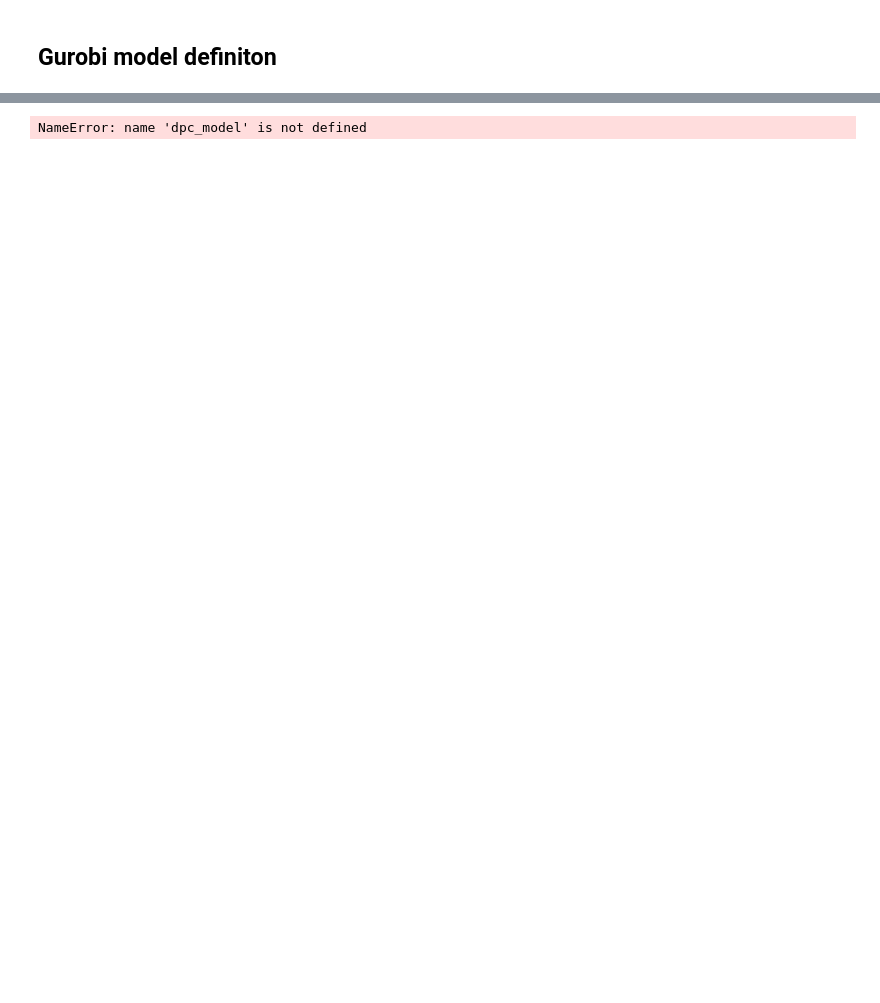
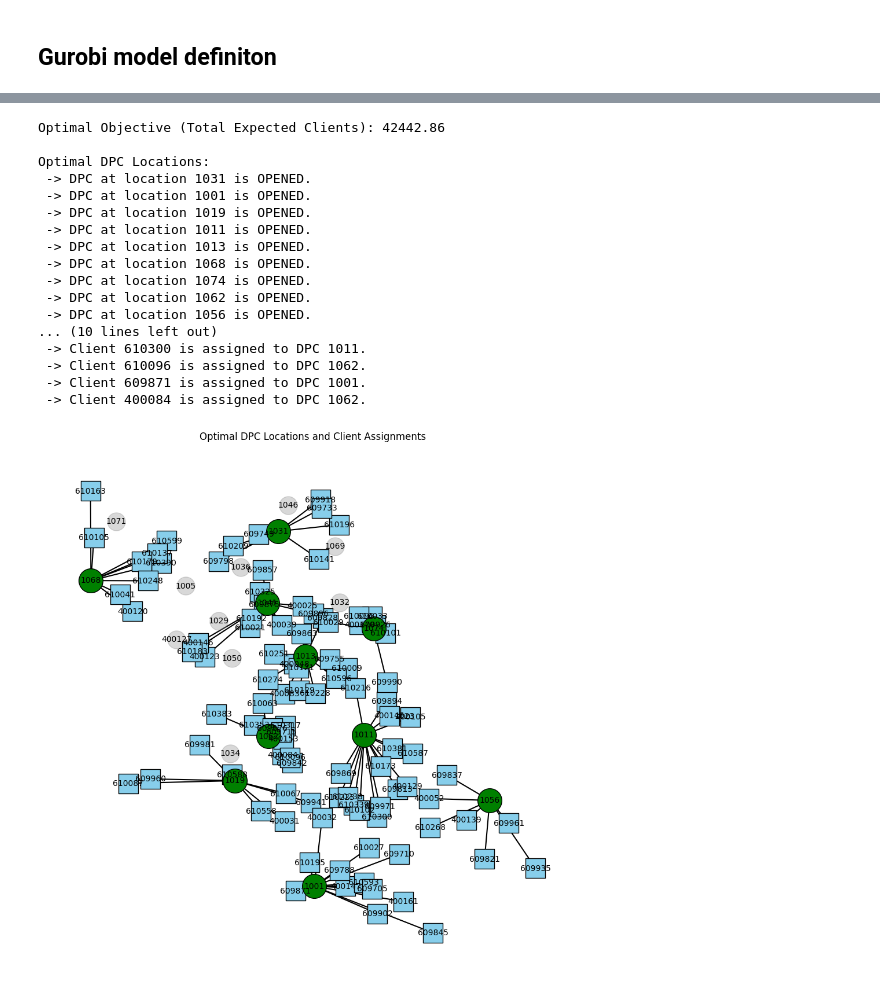
Before and after one commit to TarasKutsyk/DO_Assignment_DPC_Model, a Jupyter notebook: main.ipynb, the cells around one changed output, grey strips where cells are left out. Saved outputs shown, nothing was run; the diff lists cells and outputs as text; code cells hidden in the pictures; blank space fills up the shorter version.

```diff
--- a/main.ipynb
+++ b/main.ipynb
@@ -177,9 +246,26 @@ DrawInitG(client_nodes, candidate_nodes, G)
 # %% [markdown]
 ## Model Parameters definition
 # %%
-# Policy parameters
-p = 2      # Number of DPCs to open
-Wmin = 2000 # Minimum required clients for a DPC to be viable
+if USE_TOY_MODEL:
+    # Policy parameters
+    p = 2      # Number of DPCs to open
+    Wmin = 2000 # Minimum required clients for a DPC to be viable
 
-# Elastic demand parameter
-max_dist = 40 # Maximum distance a client is willing to travel
+    # Elastic demand parameter
+    max_dist = 40 # Maximum distance a client is willing to travel
+else:
+    # Policy parameters
+    p = 10 # Number of DPCs to open
+
+    # Let's calculate the total population of our sample in order to set a reasonable viability threshold.
+    total_sampled_population = sum(v['pop'] for v in client_nodes.values())
+    print(f"\nTotal population in client sample: {total_sampled_population}")
+
+    # Let's set the viability threshold to something achievable with this number of DPCs
+    # For example, 5% of the total sampled population.
+    Wmin = int(total_sampled_population * 0.05)
+    print(f"Viability threshold (Wmin) set to: {Wmin}")
+
+    # Elastic demand parameter
+    # Because we use latitute/longitude units here, it is in degrees
+    max_dist = 0.5
@@ -273,26 +357,44 @@ NameError: name 'dpc_model' is not defined
 # %%
 # Print and Visualize Solution
 
 if dpc_model.status == gb.GRB.OPTIMAL:
     print(f"\nOptimal Objective (Total Expected Clients): {dpc_model.objVal:.2f}\n")
 
     print("Optimal DPC Locations:")
     for j in candidate_nodes:
         if x[j].x > 0.5:
             print(f" -> DPC at location {j} is OPENED.")
 
-    print("\nClient Assignments:")
-    for i in client_nodes:
+    print("\nClient Assignments: (Top 10)")
+    for idx, i in enumerate(client_nodes):
+        if idx > 10: break # only show top 10 clients
         for j in candidate_nodes:
             if y[i, j].x > 0.5:
                 print(f" -> Client {i} is assigned to DPC {j}.")
 
     # Draw the solution graph
     DrawSol(client_nodes, candidate_nodes, G, x, y)
 
 elif dpc_model.status == gb.GRB.INFEASIBLE:
     print("The model is infeasible. This could be because the viability constraint (Wmin) is too high or the number of DPCs (p) is too low.")
 else:
     print(f"Optimization finished with status: {dpc_model.status}")
 # %% [output]
-NameError: name 'dpc_model' is not defined
+Optimal Objective (Total Expected Clients): 42442.86
+
+Optimal DPC Locations:
+ -> DPC at location 1031 is OPENED.
+ -> DPC at location 1001 is OPENED.
+ -> DPC at location 1019 is OPENED.
+ -> DPC at location 1011 is OPENED.
+ -> DPC at location 1013 is OPENED.
+ -> DPC at location 1068 is OPENED.
+ -> DPC at location 1074 is OPENED.
+ -> DPC at location 1062 is OPENED.
+ -> DPC at location 1056 is OPENED.
+... (10 lines left out)
+ -> Client 610300 is assigned to DPC 1011.
+ -> Client 610096 is assigned to DPC 1062.
+ -> Client 609871 is assigned to DPC 1001.
+ -> Client 400084 is assigned to DPC 1062.
+[figure, added]
```
Also changed, not shown: parts of 14 cells of this notebook, 4 other files.
